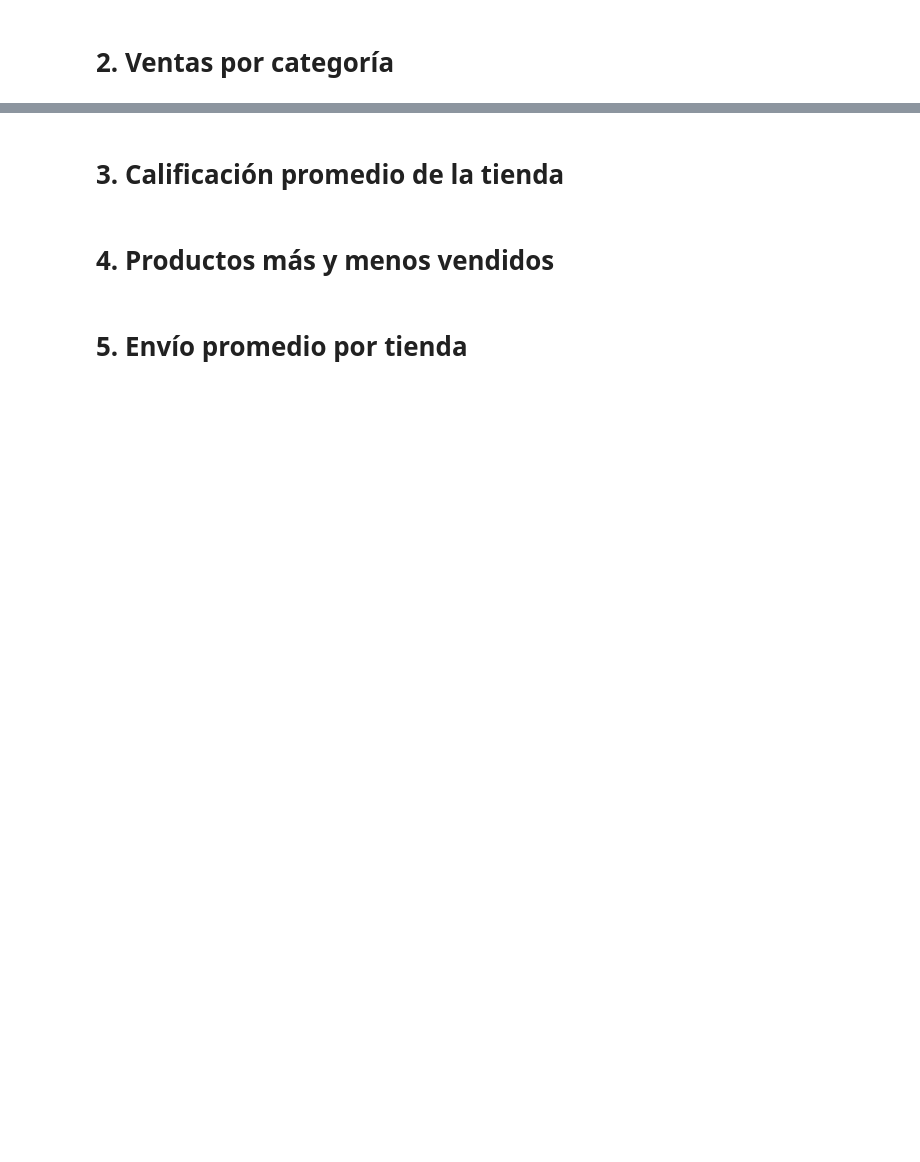
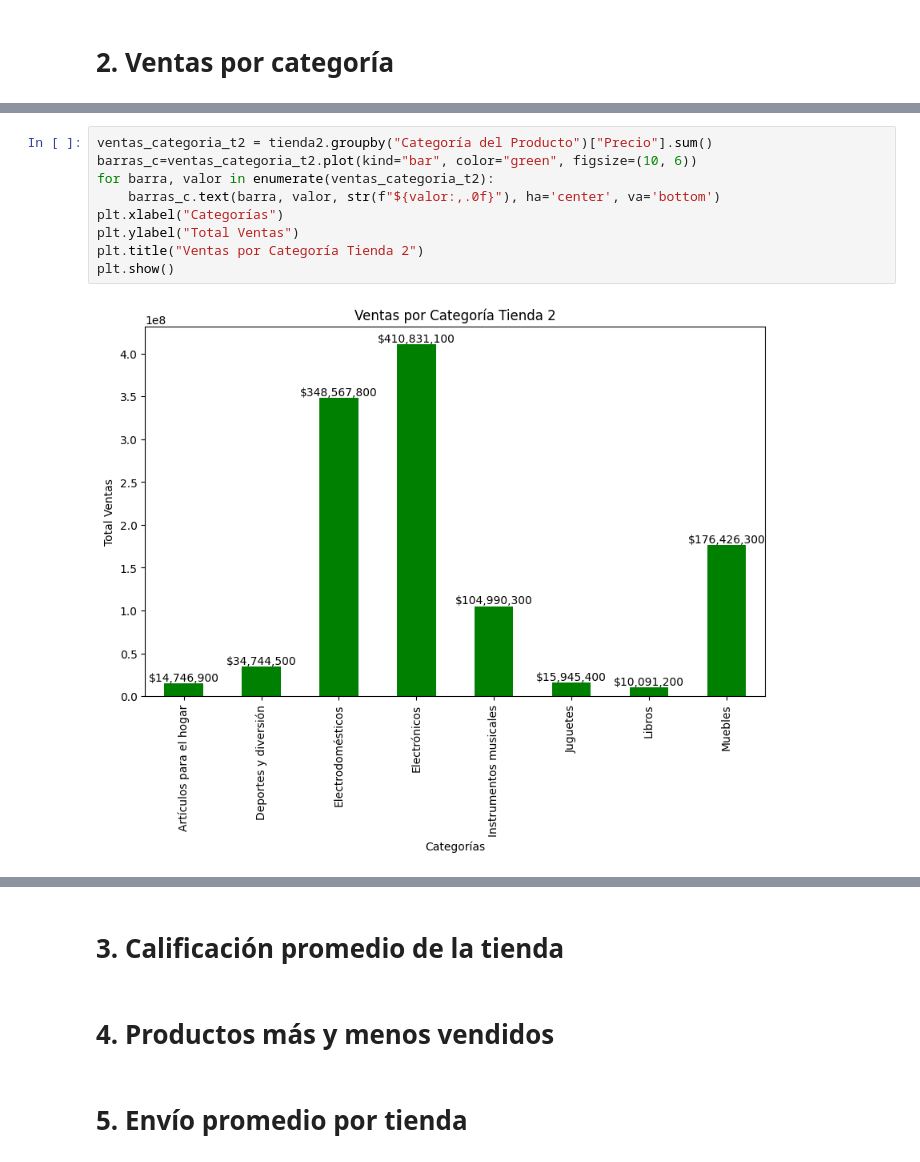
Before and after one commit to wimero72/challenge1-data-science-latam, a Jupyter notebook: Challege1_data_science_latam.ipynb, the cells around one changed output, grey strips where cells are left out. Saved outputs shown, nothing was run; the diff lists cells and outputs as text; blank space fills up the shorter version.

```diff
--- a/Challege1_data_science_latam.ipynb
+++ b/Challege1_data_science_latam.ipynb
@@ -154,0 +166,11 @@ plt.show()
+# %%
+ventas_categoria_t2 = tienda2.groupby("Categoría del Producto")["Precio"].sum()
+barras_c=ventas_categoria_t2.plot(kind="bar", color="green", figsize=(10, 6))
+for barra, valor in enumerate(ventas_categoria_t2):
+    barras_c.text(barra, valor, str(f"${valor:,.0f}"), ha='center', va='bottom')
+plt.xlabel("Categorías")
+plt.ylabel("Total Ventas")
+plt.title("Ventas por Categoría Tienda 2")
+plt.show()
+# %% [output]
+[figure, added]
```
Also changed, not shown: parts of 4 cells of this notebook.
